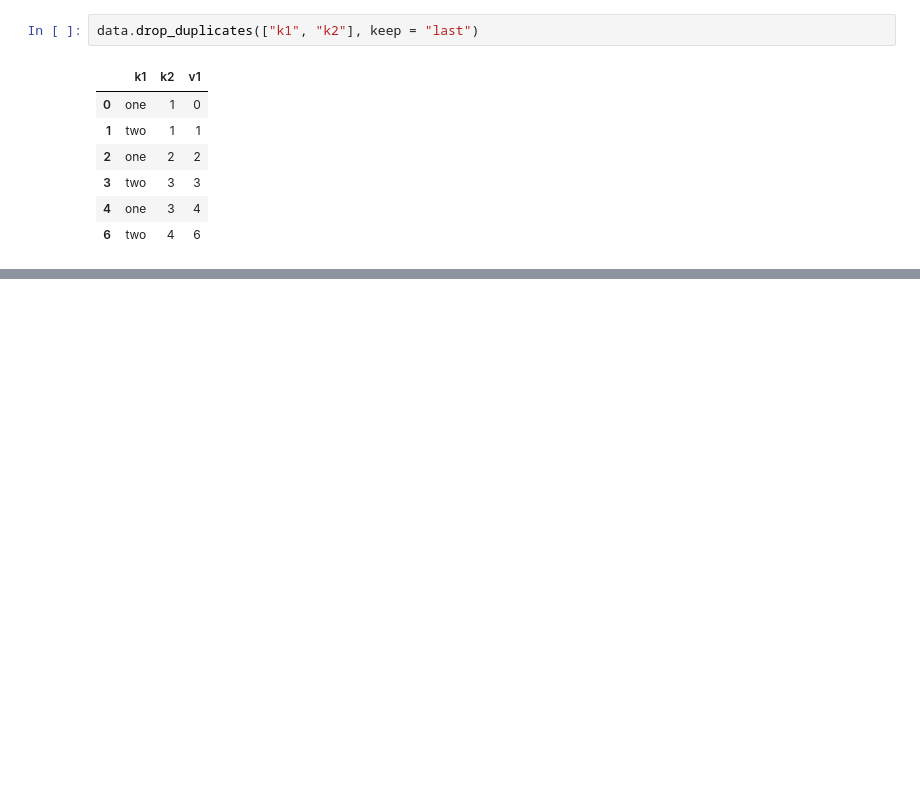
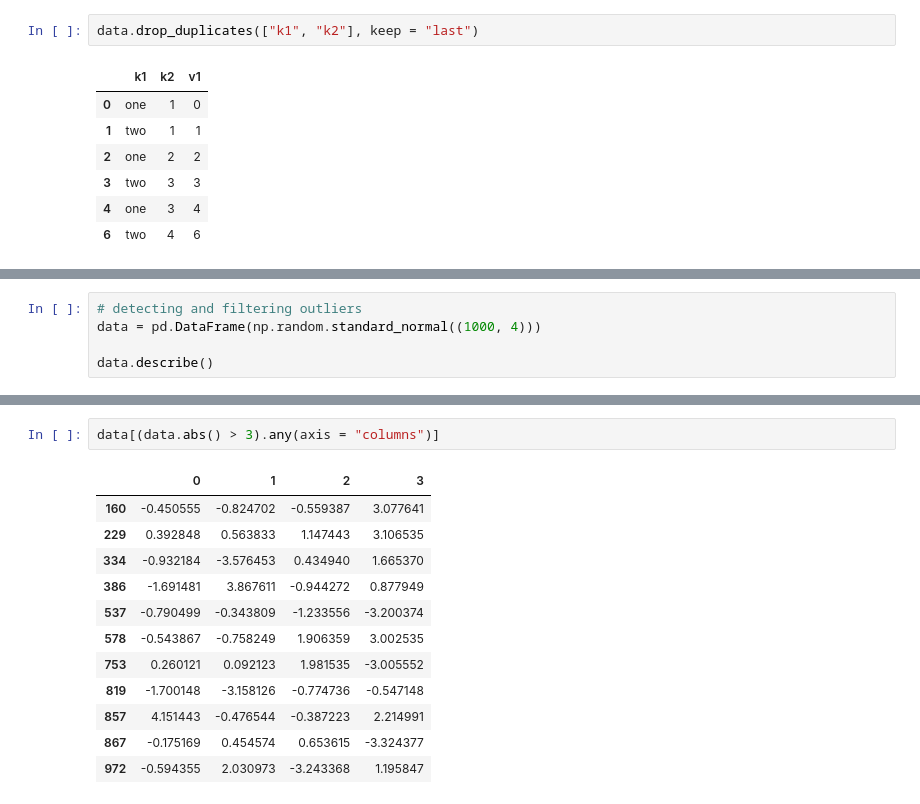
Before and after one commit to chadallison/p4da, a Jupyter notebook: ch7.ipynb, the cells around one changed output, grey strips where cells are left out. Cells and saved outputs as stored; diff of their text form; blank space fills up the shorter version.

```diff
--- a/ch7.ipynb
+++ b/ch7.ipynb
@@ -243,0 +469,5 @@ data.drop_duplicates(["k1", "k2"], keep = "last")
+# %%
+# detecting and filtering outliers
+data = pd.DataFrame(np.random.standard_normal((1000, 4)))
+
+data.describe()
@@ -243,0 +491,15 @@ data.drop_duplicates(["k1", "k2"], keep = "last")
+# %%
+data[(data.abs() > 3).any(axis = "columns")]
+# %% [output]
+|  | 0 | 1 | 2 | 3 |
+| 160 | -0.450555 | -0.824702 | -0.559387 | 3.077641 |
+| 229 | 0.392848 | 0.563833 | 1.147443 | 3.106535 |
+| 334 | -0.932184 | -3.576453 | 0.434940 | 1.665370 |
+| 386 | -1.691481 | 3.867611 | -0.944272 | 0.877949 |
+| 537 | -0.790499 | -0.343809 | -1.233556 | -3.200374 |
+| 578 | -0.543867 | -0.758249 | 1.906359 | 3.002535 |
+| 753 | 0.260121 | 0.092123 | 1.981535 | -3.005552 |
+| 819 | -1.700148 | -3.158126 | -0.774736 | -0.547148 |
+| 857 | 4.151443 | -0.476544 | -0.387223 | 2.214991 |
+| 867 | -0.175169 | 0.454574 | 0.653615 | -3.324377 |
+| 972 | -0.594355 | 2.030973 | -3.243368 | 1.195847 |
```
Also changed, not shown: parts of 56 cells of this notebook.
